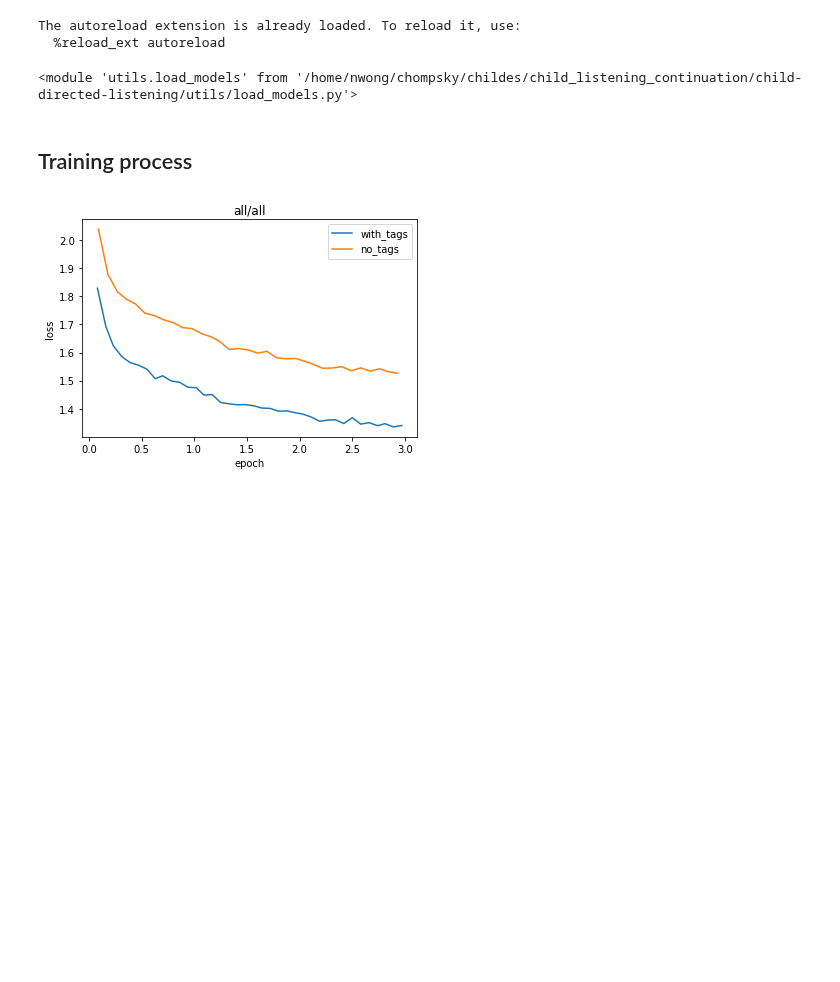
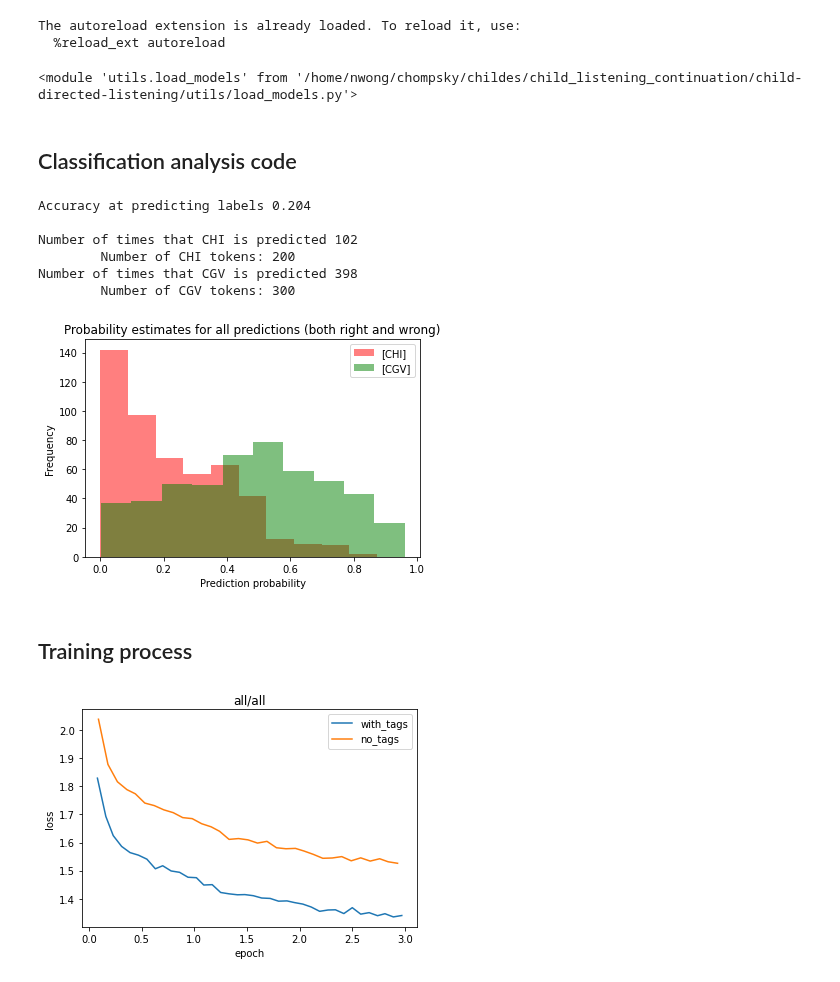
Before and after one commit to smeylan/child-directed-listening, a Jupyter notebook: Model behavior analyses.ipynb, the cells around one changed output. Cells and saved outputs as stored; diff of their text form; code cells hidden in the pictures; blank space fills up the shorter version.

```diff
--- a/Model behavior analyses.ipynb
+++ b/Model behavior analyses.ipynb
@@ -22,6 +23,49 @@ import importlib
 importlib.reload(load_models)
 # %% [output]
 <module 'utils.load_models' from '/home/nwong/chompsky/childes/child_listening_continuation/child-directed-listening/utils/load_models.py'>
+# %% [markdown]
+## Classification analysis code
+# %%
+# Dev mode
+split = 'all'; dataset = 'all';
+
+this_split_loc = split_gen.get_split_folder(split, dataset, config.model_analyses_dir)
+results_path = join(this_split_loc, 'completions_classification.csv')
+this_df = pd.read_csv(results_path)
+
+pred_chi = np.array(list(this_df['chi_prob'] > this_df['cgv_prob'])).astype('int')
+
+accuracy = np.mean(pred_chi)
+
+has_chi = lambda s : '[CHI]' in s
+num_chi = len(list(filter(has_chi, this_df['sentence'])))
+
+print('Accuracy at predicting labels', accuracy)
+print()
+print('Number of times that CHI is predicted', np.sum(pred_chi))
+print(f'\tNumber of CHI tokens: {num_chi}')
+print('Number of times that CGV is predicted', pred_chi.shape[0] - np.sum(pred_chi))
+print(f'\tNumber of CGV tokens: {pred_chi.shape[0] - num_chi}')
+# %% [output]
+Accuracy at predicting labels 0.204
+
+Number of times that CHI is predicted 102
+        Number of CHI tokens: 200
+Number of times that CGV is predicted 398
+        Number of CGV tokens: 300
+# %%
+
+plt.title('Probability estimates for all predictions (both right and wrong)')
+
+plt.xlabel('Prediction probability'); plt.ylabel('Frequency')
+plt.hist(this_df['chi_prob'], color = 'r', alpha = 0.5, label = '[CHI]')
+plt.hist(this_df['cgv_prob'], color = 'g', alpha = 0.5, label = '[CGV]')
+
+plt.legend()
+
+plt.show()
+# %% [output]
+[figure, added]
 # %% [markdown]
 ## Training process
 # %%
```
Also changed, not shown: parts of 2 cells of this notebook, 1 other file.
